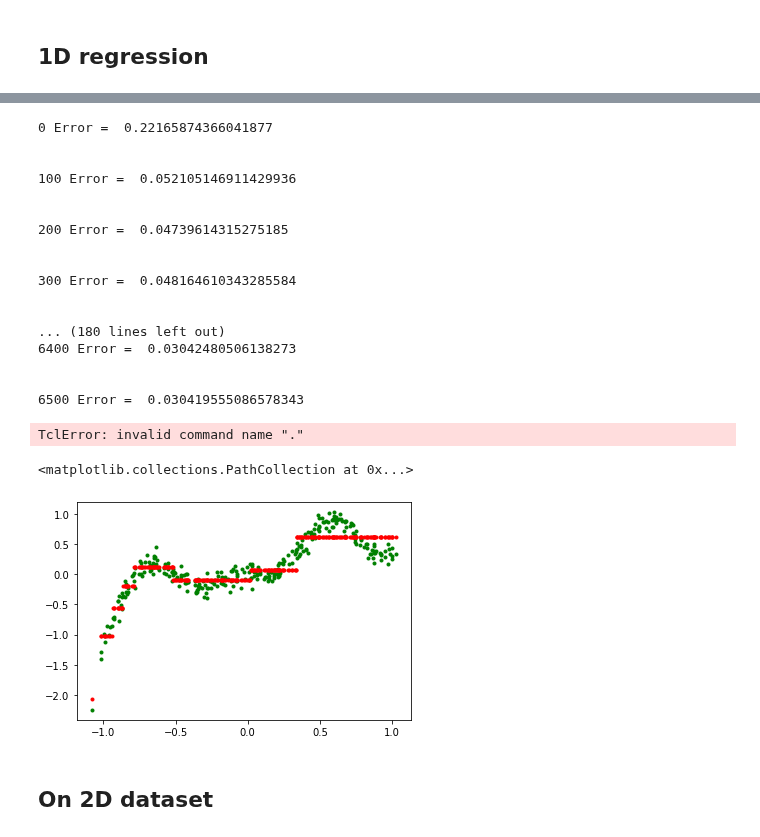
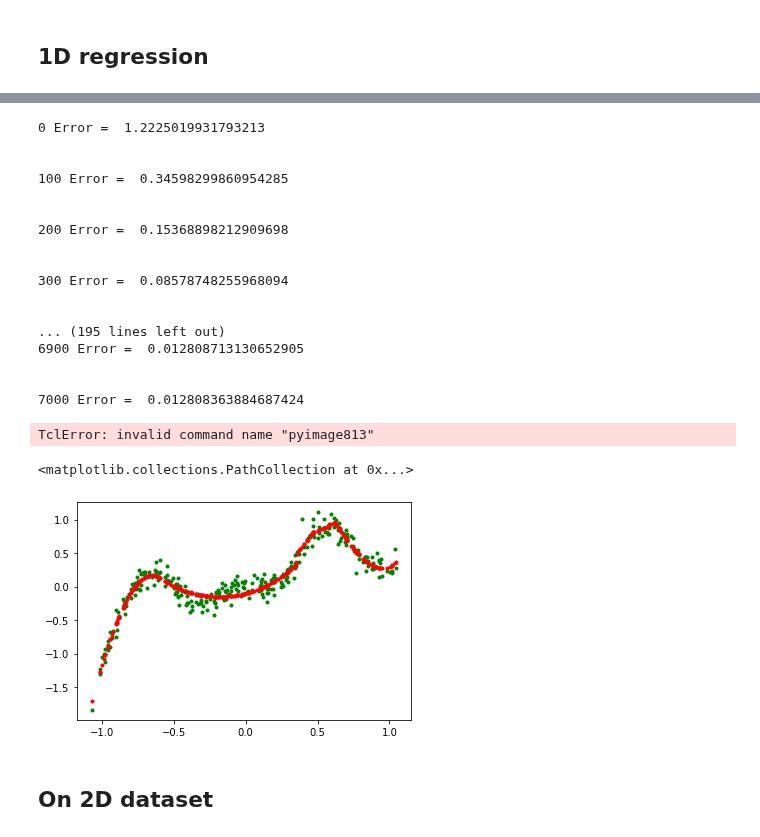
Before and after one commit to tsumansapkota/Experimentals, a Jupyter notebook: NN_Func_Approx/Spatial_Neurons/03.3_Distance_Visualization_2D_visualization_v0.ipynb, the cells around one changed output, grey strips where cells are left out. Cells and saved outputs as stored; diff of their text form; code cells hidden in the pictures.

```diff
--- a/NN_Func_Approx/Spatial_Neurons/03.3_Distance_Visualization_2D_visualization_v0.ipynb
+++ b/NN_Func_Approx/Spatial_Neurons/03.3_Distance_Visualization_2D_visualization_v0.ipynb
@@ -39,0 +38,11 @@ hdt.create_child(depth=3)
+# %%
+net = nn.Sequential(
+    dtnn.DistanceTransform(1, 5),
+#     nn.Linear(1, 5),
+    nn.BatchNorm1d(5),
+#     nn.LeakyReLU(0.1),
+#     nn.ELU(),
+    dtnn.DistanceTransform(5, 1),
+#     nn.Linear(5, 1),
+    nn.BatchNorm1d(1),
+    )
@@ -40,5 +53,8 @@ hdt.create_child(depth=3)
+# %%
+optimizer = torch.optim.Adam(net.parameters(), lr=0.003)
+criterion = nn.MSELoss()
 # %%
-yout = hdt.forward(xx)
+yout = net.forward(xx)
 # %%
 xx.shape, yout.shape
 # %% [output]
@@ -54,59 +90,52 @@ plt.show()
 # %%
-optimizer = tnn.Adam(0.1)
-hdt = DecisionNode(1, 1, optimizer)
-hdt.create_child(depth=3)
-
 %matplotlib tk
 fig = plt.figure()
 ax = fig.add_subplot(111)
 
-for epoch in range(100000):
+for epoch in range(10000):
 
-    yout = hdt.forward(xx)
-    dy = yout - yy
-    dx = hdt.backward(dy)
-    hdt.update()
+    yout = net(xx)
+    loss = criterion(yout, yy)
+
+    optimizer.zero_grad()
+    loss.backward()
+    optimizer.step()
 
     if epoch%100 == 0:
-
-        error = (dy**2).mean()
-        print(epoch, 'Error = ', error)
+        print(epoch, 'Error = ', float(loss))
         ax.clear()
         ax.scatter(x, y, marker='.', color='g')
-        ax.scatter(x, yout.reshape(-1), color='r', marker='.')
+        ax.scatter(x, yout.data.reshape(-1), color='r', marker='.')
 
         fig.canvas.draw()
         plt.pause(0.01)
         print("\n")
-        if error < 0.00025:
-            print('fitted to our expectation')
-            break
 # %% [output]
-0 Error =  0.22165874366041877
+0 Error =  1.2225019931793213
 
 
-100 Error =  0.052105146911429936
+100 Error =  0.34598299860954285
 
 
-200 Error =  0.04739614315275185
+200 Error =  0.15368898212909698
 
 
-300 Error =  0.048164610343285584
+300 Error =  0.08578748255968094
 
 
-... (180 lines left out)
-6400 Error =  0.03042480506138273
+... (195 lines left out)
+6900 Error =  0.012808713130652905
 
 
-6500 Error =  0.030419555086578343
+7000 Error =  0.012808363884687424
-TclError: invalid command name "."
+TclError: invalid command name "pyimage813"
 # %%
 %matplotlib inline
 plt.scatter(x, y, marker='.', color='g')
-plt.scatter(x, yout.reshape(-1), color='r', marker='.')
+plt.scatter(x, yout.data.reshape(-1), color='r', marker='.')
 # %% [output]
 <matplotlib.collections.PathCollection at 0x...>
-[figure, old version]
+[figure, new version]
 # %% [markdown]
 ## On 2D dataset
 # %%
```
Also changed, not shown: parts of 23 cells of this notebook, 1 other file.
